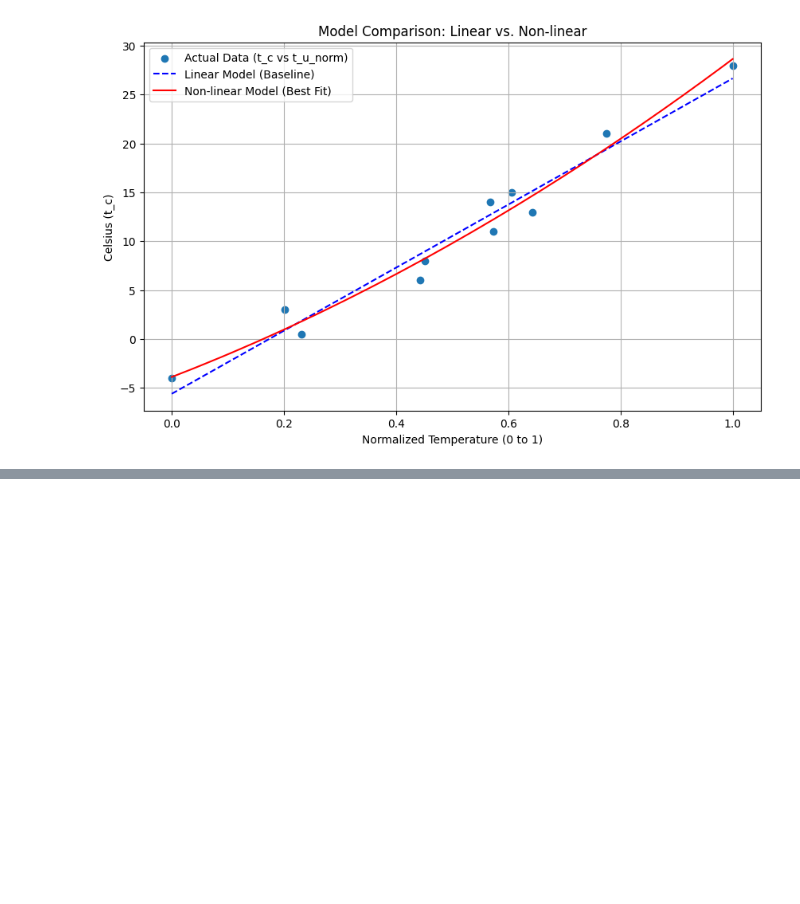
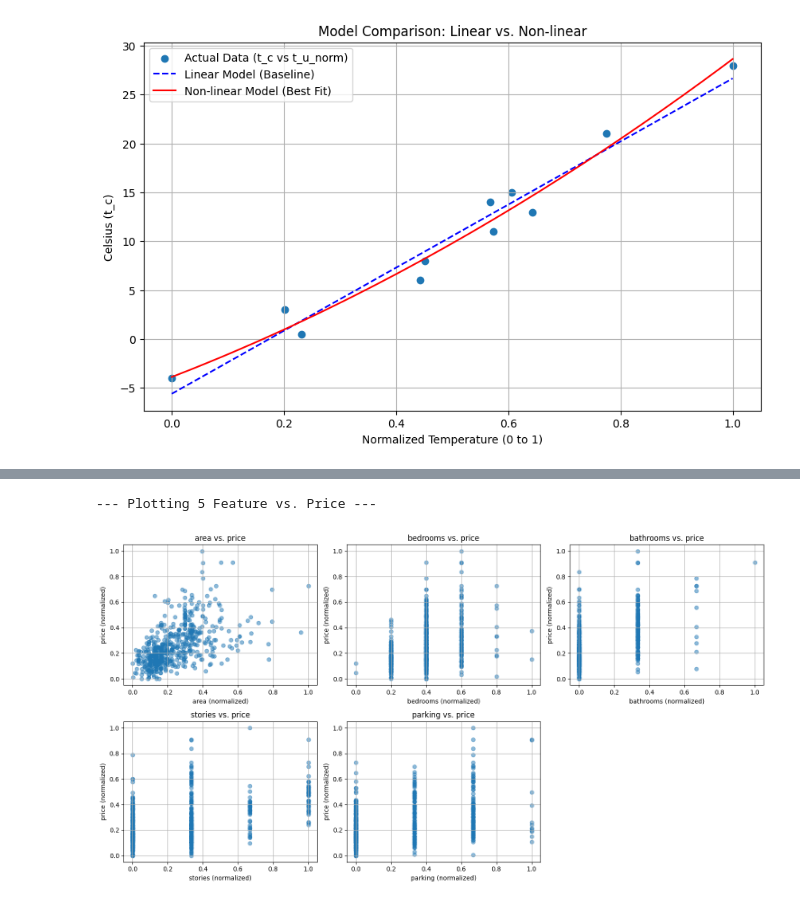
Before and after one commit to juantijero/ML_HW, a Jupyter notebook: HW5.ipynb, the cells around one changed output, grey strips where cells are left out. Saved outputs shown, nothing was run; the diff lists cells and outputs as text; code cells hidden in the pictures; blank space fills up the shorter version.

```diff
--- a/HW5.ipynb
+++ b/HW5.ipynb
@@ -161,0 +278,30 @@ Generating plot...
+# %%
+import matplotlib.pyplot as plt
+
+print("\n--- Plotting 5 Feature vs. Price ---")
+
+# We use the full normalized dataset for this
+X_plot = X_norm.numpy()
+y_plot = y_norm.numpy()
+
+# Set up a 2x3 grid of plots
+plt.figure(figsize=(15, 8))
+
+for i in range(len(input_cols)):
+    # Create a subplot for each feature
+    plt.subplot(2, 3, i + 1)
+
+    # Scatter plot for the i-th feature
+    plt.scatter(X_plot[:, i], y_plot, alpha=0.5)
+
+    plt.title(f"{input_cols[i]} vs. price")
+    plt.xlabel(f"{input_cols[i]} (normalized)")
+    plt.ylabel("price (normalized)")
+    plt.grid(True)
+
+# Adjust layout to prevent titles/labels from overlapping
+plt.tight_layout()
+plt.show()
+# %% [output]
+--- Plotting 5 Feature vs. Price ---
+[figure, added]
```
Also changed, not shown: parts of 4 cells of this notebook.
